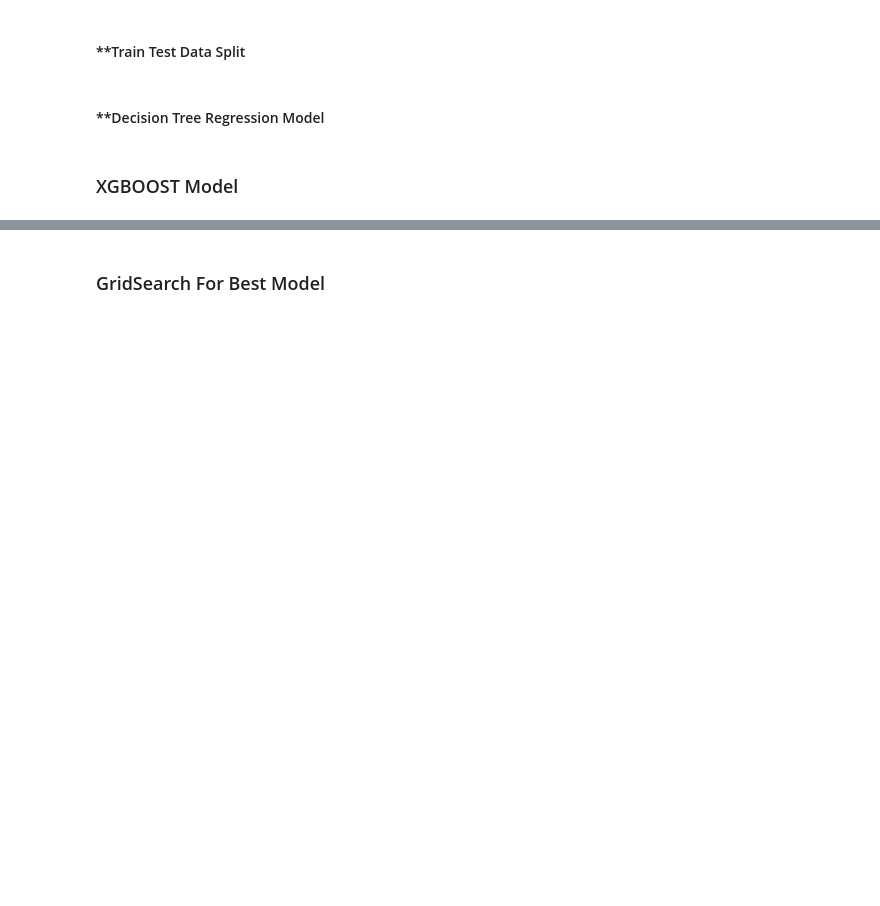
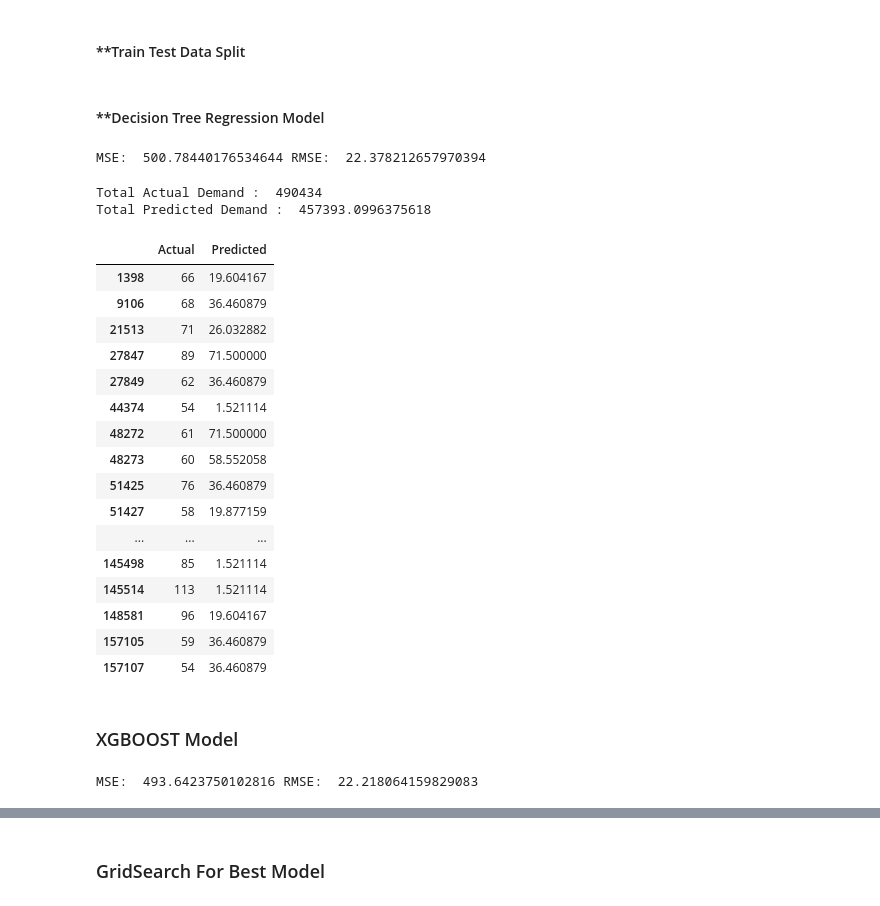
Before and after one commit to DanyalKhaliq/Machine-Learning-, a Jupyter notebook: DemandPredictionModel.ipynb, the cells around one changed output, grey strips where cells are left out. Cells and saved outputs as stored; diff of their text form; code cells hidden in the pictures; blank space fills up the shorter version.

```diff
--- a/DemandPredictionModel.ipynb
+++ b/DemandPredictionModel.ipynb
@@ -199,8 +246,10 @@ print("MSE: ",mean_squared_error(test_df.Quantity, test_df.PredictedDemand),
 ### ML model Data Prepration
 # %%
 #train_df.drop(axis=1, columns=['Karachi','Lahore'], inplace = True)
-if not {'MEN', 'NEUTRAL','Karachi','Lahore'}.issubset(train_df.columns):
-    dummyWareHouse = pd.get_dummies(train_df['WareHouse']).astype(int)
-    dummyProductGender = pd.get_dummies(train_df['ProductGender']).astype(int)
-    train_df = pd.concat([train_df,dummyWareHouse], axis = 1)
-    train_df = pd.concat([train_df,dummyProductGender], axis = 1)
+if not {'MEN', 'NEUTRAL','Karachi','Lahore'}.issubset(temp.columns):
+    dummyWareHouse = pd.get_dummies(temp['WareHouse']).astype(int)
+    dummyProductGender = pd.get_dummies(temp['ProductGender']).astype(int)
+    temp = pd.concat([temp,dummyWareHouse], axis = 1)
+    temp = pd.concat([temp,dummyProductGender], axis = 1)
+    temp.PrevWeekHoliday = temp.PrevWeekHoliday.astype(int)
+    temp.NextWeekHoliday = temp.NextWeekHoliday.astype(int)
@@ -214,23 +258,26 @@ train_df[train_df.SKU == '00301FA025DPKNAFAMZ']
 # %%
-colList = ['WEEKNO','Lahore','IsHoliday','IsGrocery','IsBundle','MEN','NEUTRAL','MedianPrice']
+colList = ['WEEKNO','Lahore','IsHoliday','IsBundle','MEN','NEUTRAL','WOMAN','MedianPrice','PrevWeekHoliday','Last_Week_Sales','Last_Week_Diff','Quantity']
 testWeeks = [19,20,21,22]
+train_df = temp
 X = train_df[~train_df.WEEKNO.isin(testWeeks)][colList]
 #X.MedianPrice = X.MedianPrice.map(log_inf)
-Y_orig = train_df[~train_df.WEEKNO.isin(testWeeks)][['Quantity']]
+#Y_orig = train_df[~train_df.WEEKNO.isin(testWeeks)][['Quantity']]
 #Y = Y_orig.Quantity.map(log_inf)
-Y = Y_orig
+Y = X.iloc[:,-1]
+X = X.iloc[:,0:X.shape[1]-1]
 # %%
 X_test = train_df[train_df.WEEKNO.isin(testWeeks)][colList]
 #X_test.MedianPrice = X_test.MedianPrice.map(log_inf)
-Y_test_orig = train_df[train_df.WEEKNO.isin(testWeeks)][['Quantity']]
+#Y_test_orig = train_df[train_df.WEEKNO.isin(testWeeks)][['Quantity']]
 #Y_test = Y_test_orig.Quantity.map(log_inf)
-Y_test = Y_test_orig
+Y_test = X_test.iloc[:,-1]
 #X_test_SKUs = train_df[(train_df.DATE >= '2018-05-01') & (train_df.Quantity <= 200)][['SKU']]
+X_test = X_test.iloc[:,0:X_test.shape[1]-1]
 # %% [markdown]
 #### **Decision Tree Regression Model
 # %%
 from sklearn.tree import DecisionTreeRegressor
-regr = DecisionTreeRegressor(max_depth=6,min_samples_split=10,min_samples_leaf=10)
+regr = DecisionTreeRegressor(max_depth=8,min_samples_split=7,min_samples_leaf=7)
 regr.fit(X, Y)
 y_pred = regr.predict(X_test)
 
@@ -238,3 +285,8 @@ import math
 print("MSE: ",mean_squared_error((Y_test), (y_pred)),
       "RMSE: ",math.sqrt(mean_squared_error((Y_test), (y_pred)))
      )
+# print("MSE: ",mean_squared_error((np.exp(Y_test)), np.exp((y_pred))),
+#       "RMSE: ",math.sqrt(mean_squared_error(np.exp((Y_test)), np.exp((y_pred))))
+#      )
+# %% [output]
+MSE:  500.78440176534644 RMSE:  22.378212657970394
@@ -251,3 +293,34 @@ X_test[X_test.Actual >1][['Actual','Predicted']].head()
+# %%
+hold = pd.DataFrame()
+# hold['Actual'] = np.exp(Y_test)
+# hold['Predicted'] = np.exp(y_pred)
+
+hold['Actual'] = Y_test
+hold['Predicted'] = y_pred
+
+print('Total Actual Demand : ',hold.Actual.sum(),'\nTotal Predicted Demand : ',hold.Predicted.sum())
+
+hold[hold.Actual > 50][['Actual','Predicted']].head(25)
+# %% [output]
+Total Actual Demand :  490434
+Total Predicted Demand :  457393.0996375618
+|  | Actual | Predicted |
+| 1398 | 66 | 19.604167 |
+| 9106 | 68 | 36.460879 |
+| 21513 | 71 | 26.032882 |
+| 27847 | 89 | 71.500000 |
+| 27849 | 62 | 36.460879 |
+| 44374 | 54 | 1.521114 |
+| 48272 | 61 | 71.500000 |
+| 48273 | 60 | 58.552058 |
+| 51425 | 76 | 36.460879 |
+| 51427 | 58 | 19.877159 |
+| ... | ... | ... |
+| 145498 | 85 | 1.521114 |
+| 145514 | 113 | 1.521114 |
+| 148581 | 96 | 19.604167 |
+| 157105 | 59 | 36.460879 |
+| 157107 | 54 | 36.460879 |
 # %%
 from sklearn.tree import export_graphviz
 import os
@@ -290,9 +363,9 @@ one_to_left = st.beta(10, 1)
 from_zero_positive = st.expon(1, 20)
 
 params = {
-    "n_estimators": st.randint(3, 10),
-    "max_depth": st.randint(3, 10),
-    "learning_rate": st.uniform(0.05, 0.4),
+    "n_estimators": st.randint(2, 20),
+    "max_depth": st.randint(2, 10),
+    "learning_rate": st.uniform(0.01, 0.1),
     "colsample_bytree": one_to_left,
     "subsample": one_to_left,
     "gamma": st.uniform(0, 10),
@@ -300,7 +373,7 @@ params = {
     "min_child_weight": from_zero_positive,
 }
 
-xgbreg = XGBRegressor(n_estimators=10)
+xgbreg = XGBRegressor(params=params)
 
 xgbreg.fit(X, Y)
 y_pred = xgbreg.predict(X_test)
@@ -309,3 +382,8 @@ import math
 print("MSE: ",mean_squared_error((Y_test), (y_pred)),
       "RMSE: ",math.sqrt(mean_squared_error((Y_test), (y_pred)))
      )
+# print("MSE: ",mean_squared_error((np.exp(Y_test)), np.exp((y_pred))),
+#       "RMSE: ",math.sqrt(mean_squared_error(np.exp((Y_test)), np.exp((y_pred))))
+#      )
+# %% [output]
+MSE:  493.6423750102816 RMSE:  22.218064159829083
```
Also changed, not shown: parts of 24 cells of this notebook.
